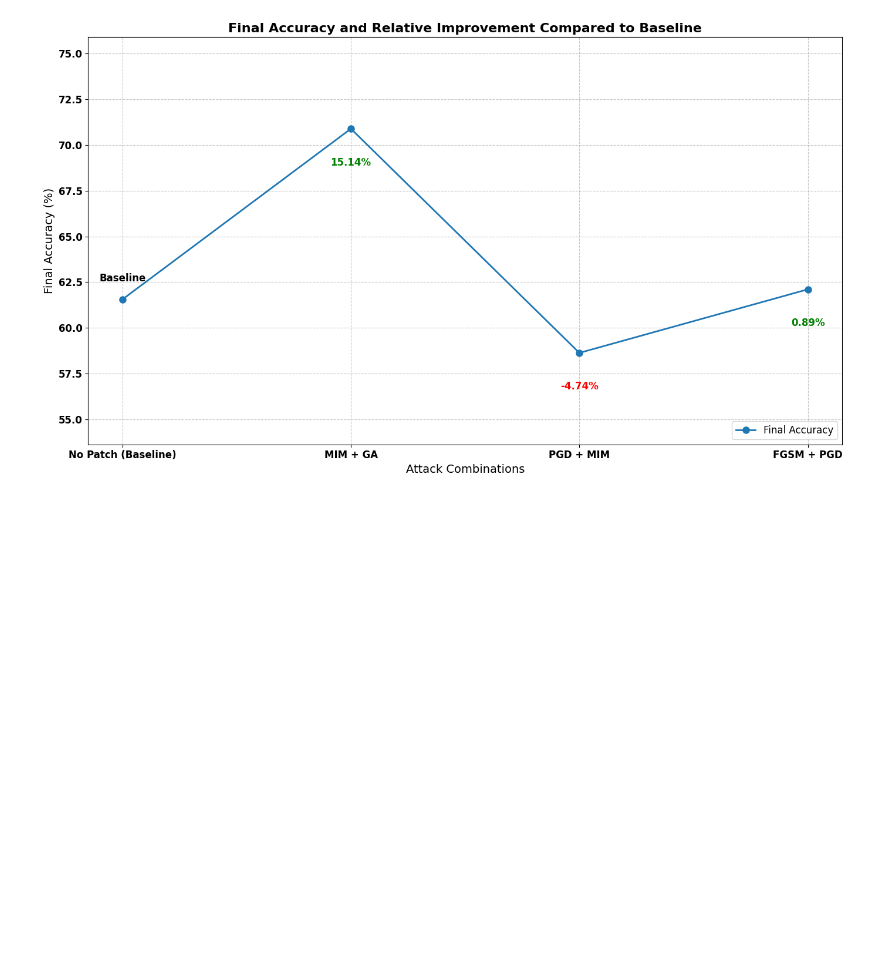
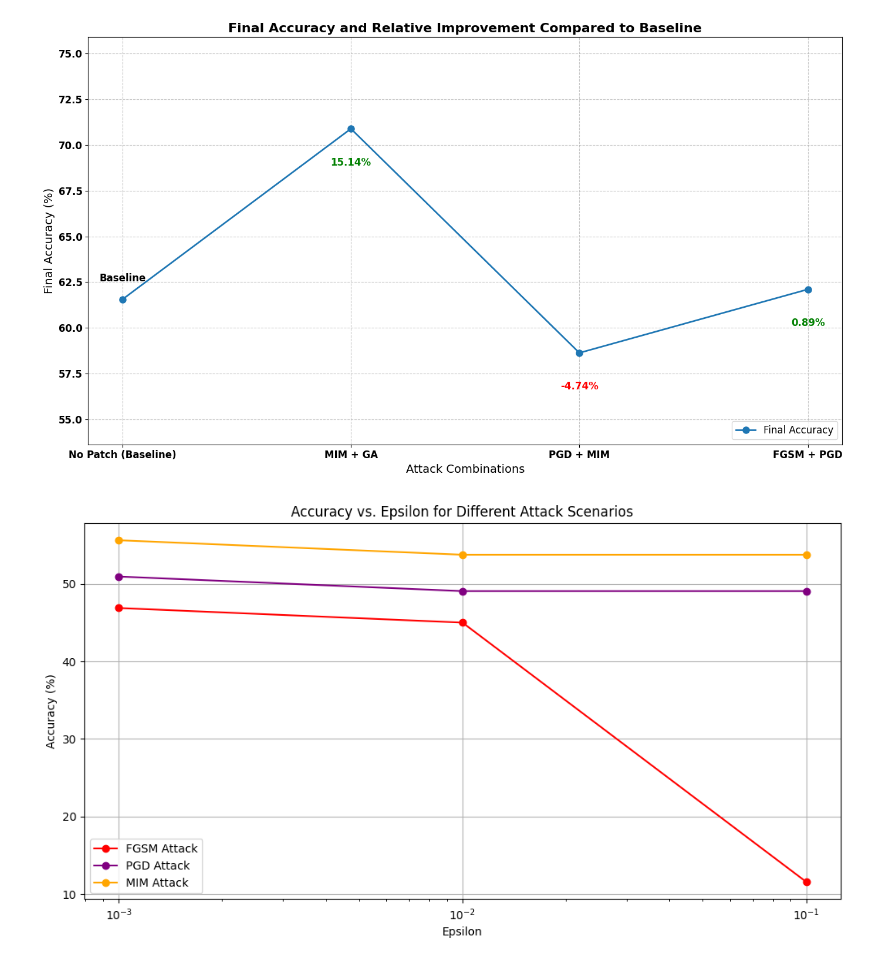
Before and after one commit to saifaldin14/AdversarialAttack3DCNN, a Jupyter notebook: 3DProject.ipynb, the cells around one changed output. Saved outputs shown, nothing was run; the diff lists cells and outputs as text; code cells hidden in the pictures; blank space fills up the shorter version.

```diff
--- a/3DProject.ipynb
+++ b/3DProject.ipynb
@@ -431,6 +434,8 @@ for stddev in [0.2, 0.02, 0.002]:
 Guassian Attack with standard deviation 0.2 - Test Loss: 0.4578, Test Accuracy: 13.75%
 Guassian Attack with standard deviation 0.02 - Test Loss: 0.2271, Test Accuracy: 60.00%
 Guassian Attack with standard deviation 0.002 - Test Loss: 0.2190, Test Accuracy: 59.69%
+# %%
+ga_eval_vars = [[0.4578, 13.75], [0.2271, 60.00], [0.2190, 59.69]]
 # %%
 import matplotlib.pyplot as plt
 
@@ -628,6 +636,8 @@ for epsilon in [0.1, 0.01, 0.001]:
 FGSM Attack with epsilon 0.1 - Test Loss: 0.4600, Test Accuracy: 11.56%
 FGSM Attack with epsilon 0.01 - Test Loss: 0.2743, Test Accuracy: 45.00%
 FGSM Attack with epsilon 0.001 - Test Loss: 0.2602, Test Accuracy: 46.88%
+# %%
+fgsm_eval_vars = [[0.4600, 11.56], [0.2743, 45.00], [0.2602, 46.88]]
 # %%
 import matplotlib.pyplot as plt
 
@@ -831,6 +844,8 @@ for epsilon in [0.1, 0.01, 0.001]:
 PGD Attack with epsilon 0.1 - Test Loss: 0.2516, Test Accuracy: 49.06%
 PGD Attack with epsilon 0.01 - Test Loss: 0.2516, Test Accuracy: 49.06%
 PGD Attack with epsilon 0.001 - Test Loss: 0.2420, Test Accuracy: 50.94%
+# %%
+pdg_eval_vars = [[0.2516, 49.06], [0.2516, 49.06], [0.2420, 50.94]]
 # %%
 import matplotlib.pyplot as plt
 
@@ -1035,6 +1053,8 @@ for epsilon in [0.1, 0.01, 0.001]:
 MIM Attack with epsilon 0.1 - Test Loss: 0.2079, Test Accuracy: 53.75%
 MIM Attack with epsilon 0.01 - Test Loss: 0.2079, Test Accuracy: 53.75%
 MIM Attack with epsilon 0.001 - Test Loss: 0.1909, Test Accuracy: 55.62%
+# %%
+mim_eval_vars = [[0.2079, 53.75], [0.2079, 53.75], [0.1909, 55.62]]
 # %%
 import matplotlib.pyplot as plt
 
@@ -1601,3 +1621,83 @@ def plot_accuracy_with_improvement(no_patch_acc, mim_ga_acc, pgd_mim_acc, fgsm_p
 plot_accuracy_with_improvement(no_patch_test_acc, mim_ga_test_acc, pgd_mim_test_acc, fgsm_pgd_test_acc)
 # %% [output]
 [figure]
+# %%
+import matplotlib.pyplot as plt
+
+num_epochs = 10
+epochs = list(range(1, num_epochs + 1))
+
+epsilons = [0.1, 0.01, 0.001]
+
+# Plot Accuracy vs. Epsilon
+plt.figure(figsize=(12, 6))
+plt.plot(epsilons, [acc for _, acc in fgsm_eval_vars], label="FGSM Attack", marker='o', linestyle='-', color='red')
+plt.plot(epsilons, [acc for _, acc in pdg_eval_vars], label="PGD Attack", marker='o', linestyle='-', color='purple')
+plt.plot(epsilons, [acc for _, acc in mim_eval_vars], label="MIM Attack", marker='o', linestyle='-', color='orange')
+plt.xscale('log')
+plt.title('Accuracy vs. Epsilon for Different Attack Scenarios')
+plt.xlabel('Epsilon')
+plt.ylabel('Accuracy (%)')
+plt.legend()
+plt.grid(True)
+plt.show()
+
+# Bar Chart: Test Accuracy Across Different Attack Scenarios
+attack_scenarios = ['No Patch', 'Gaussian', 'FGSM', 'PGD', 'MIM', 'MIM + GA', 'PGD + MIM', 'FGSM + PGD']
+test_accuracies = [
+    no_patch_test_acc,
+    ga_test_acc,
+    fgsm_pgd_test_acc,
+    pgd_test_acc,
+    mim_test_acc,
+    mim_ga_test_acc,
+    pgd_mim_test_acc,
+    fgsm_pgd_test_acc
+]
+
+plt.figure(figsize=(12, 6))
+plt.bar(attack_scenarios, test_accuracies, color=['blue', 'green', 'red', 'purple', 'orange', 'brown', 'cyan', 'magenta'])
+plt.title('Test Accuracy Across Different Attack Scenarios')
+plt.xlabel('Attack Scenario')
+plt.ylabel('Test Accuracy (%)')
+plt.xticks(rotation=45)
+plt.grid(True)
+plt.show()
+
+# Bar Chart: Test Loss Across Different Attack Scenarios
+test_losses = [
+    no_patch_test_loss,
+    ga_test_loss,
+    fgsm_pgd_test_loss,
+    pgd_test_loss,
+    mim_test_loss,
+    mim_ga_test_loss,
+    pgd_mim_test_loss,
+    fgsm_pgd_test_loss
+]
+
+plt.figure(figsize=(12, 6))
+plt.bar(attack_scenarios, test_losses, color=['blue', 'green', 'red', 'purple', 'orange', 'brown', 'cyan', 'magenta'])
+plt.title('Test Loss Across Different Attack Scenarios')
+plt.xlabel('Attack Scenario')
+plt.ylabel('Test Loss')
+plt.xticks(rotation=45)
+plt.grid(True)
+plt.show()
+
+# Line Chart: Accuracy vs. Epsilon for Different Attack Scenarios
+epsilons = [0.1, 0.01, 0.001]  # Example epsilon values
+plt.figure(figsize=(12, 6))
+plt.plot(epsilons, [acc for _, acc in ga_eval_vars], label="Gaussian Attack", marker='o', linestyle='-', color='green')
+plt.plot(epsilons, [acc for _, acc in fgsm_eval_vars], label="FGSM Attack", marker='o', linestyle='-', color='red')
+plt.plot(epsilons, [acc for _, acc in pdg_eval_vars], label="PGD Attack", marker='o', linestyle='-', color='purple')
+plt.plot(epsilons, [acc for _, acc in mim_eval_vars], label="MIM Attack", marker='o', linestyle='-', color='orange')
+plt.xscale('log')
+plt.title('Accuracy vs. Epsilon for Different Attack Scenarios')
+plt.xlabel('Epsilon')
+plt.ylabel('Accuracy (%)')
+plt.legend()
+plt.grid(True)
+plt.show()
+# %% [output]
+[figure, added]
```
Also changed, not shown: parts of 6 cells of this notebook.
